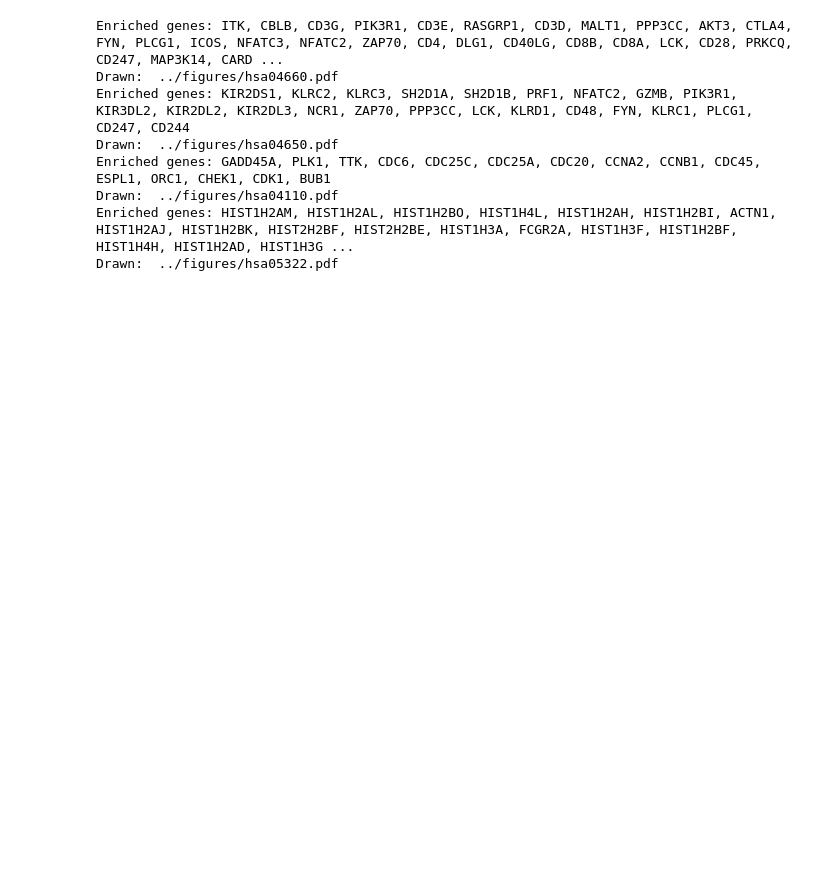
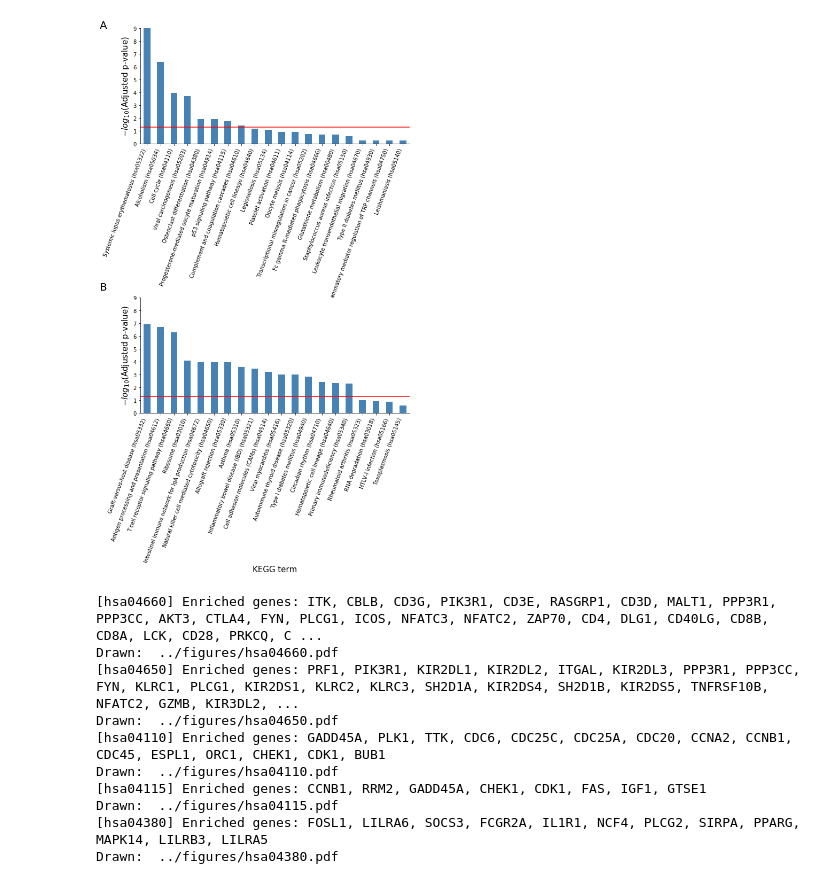
Before and after one commit to wckdouglas/H7N9_pathway, a Jupyter notebook: notebooks/gsea_h7n9.ipynb, the cells around one changed output. Drawn from its saved outputs; the diff is of its cells as text; code cells hidden in the pictures; blank space fills up the shorter version.

Commit message:
added pathway

```diff
--- a/notebooks/gsea_h7n9.ipynb
+++ b/notebooks/gsea_h7n9.ipynb
@@ -54,3 +60,33 @@ fig.savefig(figurename, bbox_inches='tight', transparent = True, dpi = 250)
+# %%
+fig = plt.figure(figsize = (7,10))
+axes = [[0, 0.7, 1, 0.3],
+       [0, 0, 1, 0.3]]
+for i, (gene_set, enr) in enumerate(enrichments.items()):
+    ax = fig.add_axes(axes[i])
+    enr.res2d\
+        .reset_index()\
+        .nsmallest(20,'Adjusted P-value')\
+        .assign(log_p = lambda d: d['Adjusted P-value'].transform(lambda x: -np.log10(x)))\
+        .assign(Term = lambda d: d.Term.str.replace('_Homo sapiens_',' (') + ')')\
+        .plot.bar('Term','log_p', ax = ax,
+              color = 'steelblue')
+    ax.hlines(xmin = -1, xmax = 100, y = -np.log10(0.05), color = 'red')
+    #ax.set_title(gene_set)
+    ax.set_ylim(0,9)
+    ax.set_xticklabels(ax.get_xticklabels(), rotation = 70, ha = 'right')
+    ax.set_ylabel(r'$-log_{10}$(Adjusted p-value)', size = 15)
+    if i == 1:
+        ax.set_xlabel('KEGG term', size = 15)
+    else:
+        ax.set_xlabel(' ')
+    ax.legend().set_visible(False)
+sns.despine()
+fig.text(-0.15,1,'A', size = 20)
+fig.text(-0.15,0.32, 'B', size = 20)
+figurename = '../figures/kegg_enrichment.png'
+fig.savefig(figurename, bbox_inches='tight', transparent = True, dpi = 250)
+# %% [output]
+[figure, added]
 # %%
 from Bio.KEGG.REST import *
 from Bio.KEGG.KGML import KGML_parser
@@ -100,13 +149,16 @@ def plot_pathway(set_origin, pathway_id):
     print('Drawn: ', pathway_figure)
     return pathway
 # %%
-pathways = list(map(plot_pathway, set_origins, pathway_ids))
+plot_func = partial(plot_pathway, enrichments)
+pathways = list(map(plot_func, set_origins, pathway_ids))
 # %% [output]
-Enriched genes: ITK, CBLB, CD3G, PIK3R1, CD3E, RASGRP1, CD3D, MALT1, PPP3CC, AKT3, CTLA4, FYN, PLCG1, ICOS, NFATC3, NFATC2, ZAP70, CD4, DLG1, CD40LG, CD8B, CD8A, LCK, CD28, PRKCQ, CD247, MAP3K14, CARD ...
+[hsa04660] Enriched genes: ITK, CBLB, CD3G, PIK3R1, CD3E, RASGRP1, CD3D, MALT1, PPP3R1, PPP3CC, AKT3, CTLA4, FYN, PLCG1, ICOS, NFATC3, NFATC2, ZAP70, CD4, DLG1, CD40LG, CD8B, CD8A, LCK, CD28, PRKCQ, C ...
 Drawn:  ../figures/hsa04660.pdf
-Enriched genes: KIR2DS1, KLRC2, KLRC3, SH2D1A, SH2D1B, PRF1, NFATC2, GZMB, PIK3R1, KIR3DL2, KIR2DL2, KIR2DL3, NCR1, ZAP70, PPP3CC, LCK, KLRD1, CD48, FYN, KLRC1, PLCG1, CD247, CD244
+[hsa04650] Enriched genes: PRF1, PIK3R1, KIR2DL1, KIR2DL2, ITGAL, KIR2DL3, PPP3R1, PPP3CC, FYN, KLRC1, PLCG1, KIR2DS1, KLRC2, KLRC3, SH2D1A, KIR2DS4, SH2D1B, KIR2DS5, TNFRSF10B, NFATC2, GZMB, KIR3DL2, ...
 Drawn:  ../figures/hsa04650.pdf
-Enriched genes: GADD45A, PLK1, TTK, CDC6, CDC25C, CDC25A, CDC20, CCNA2, CCNB1, CDC45, ESPL1, ORC1, CHEK1, CDK1, BUB1
+[hsa04110] Enriched genes: GADD45A, PLK1, TTK, CDC6, CDC25C, CDC25A, CDC20, CCNA2, CCNB1, CDC45, ESPL1, ORC1, CHEK1, CDK1, BUB1
 Drawn:  ../figures/hsa04110.pdf
-Enriched genes: HIST1H2AM, HIST1H2AL, HIST1H2BO, HIST1H4L, HIST1H2AH, HIST1H2BI, ACTN1, HIST1H2AJ, HIST1H2BK, HIST2H2BF, HIST2H2BE, HIST1H3A, FCGR2A, HIST1H3F, HIST1H2BF, HIST1H4H, HIST1H2AD, HIST1H3G ...
-Drawn:  ../figures/hsa05322.pdf
+[hsa04115] Enriched genes: CCNB1, RRM2, GADD45A, CHEK1, CDK1, FAS, IGF1, GTSE1
+Drawn:  ../figures/hsa04115.pdf
+[hsa04380] Enriched genes: FOSL1, LILRA6, SOCS3, FCGR2A, IL1R1, NCF4, PLCG2, SIRPA, PPARG, MAPK14, LILRB3, LILRA5
+Drawn:  ../figures/hsa04380.pdf
```
Also changed, not shown: parts of 9 cells of this notebook, 1 other file.
